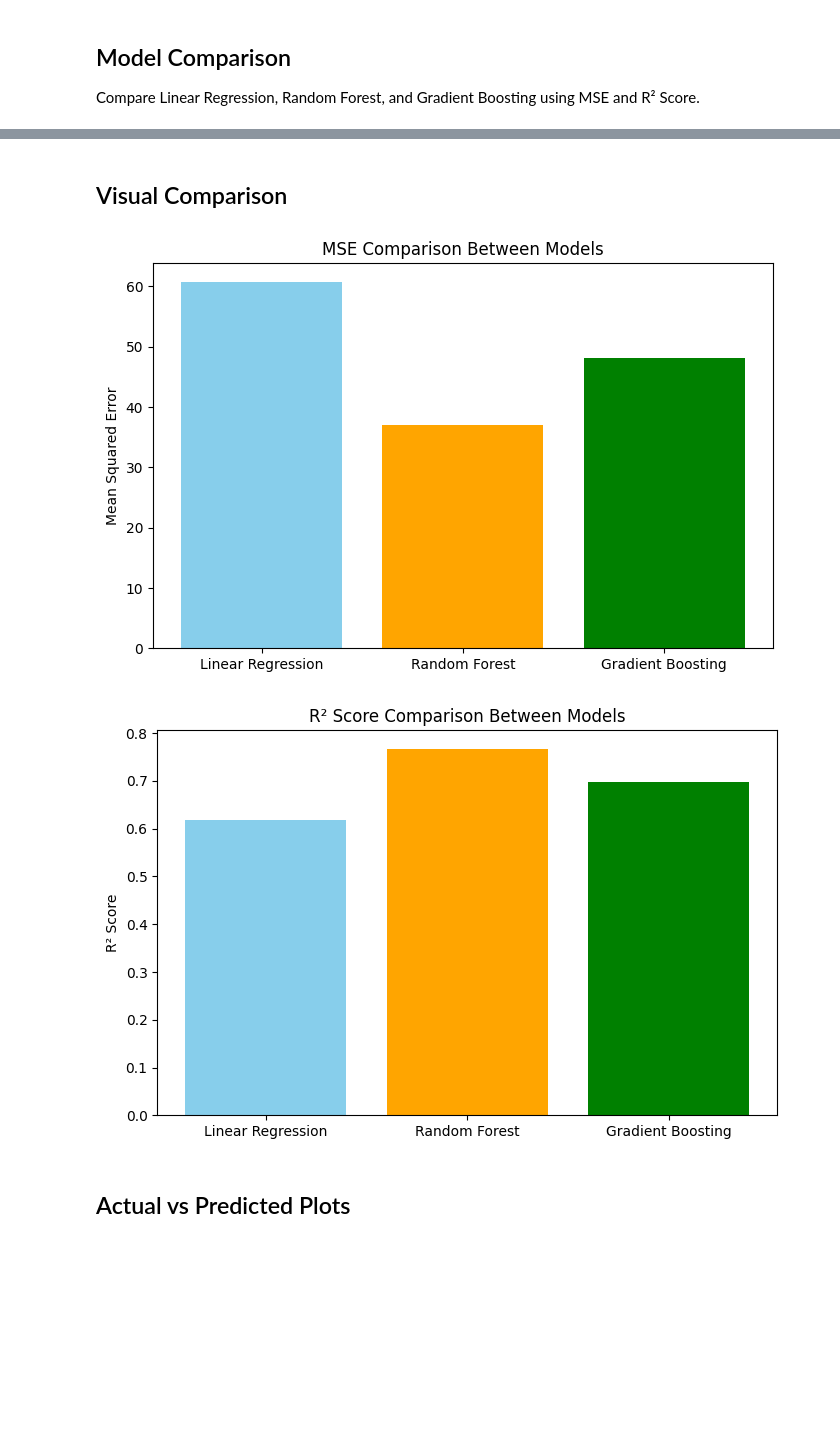
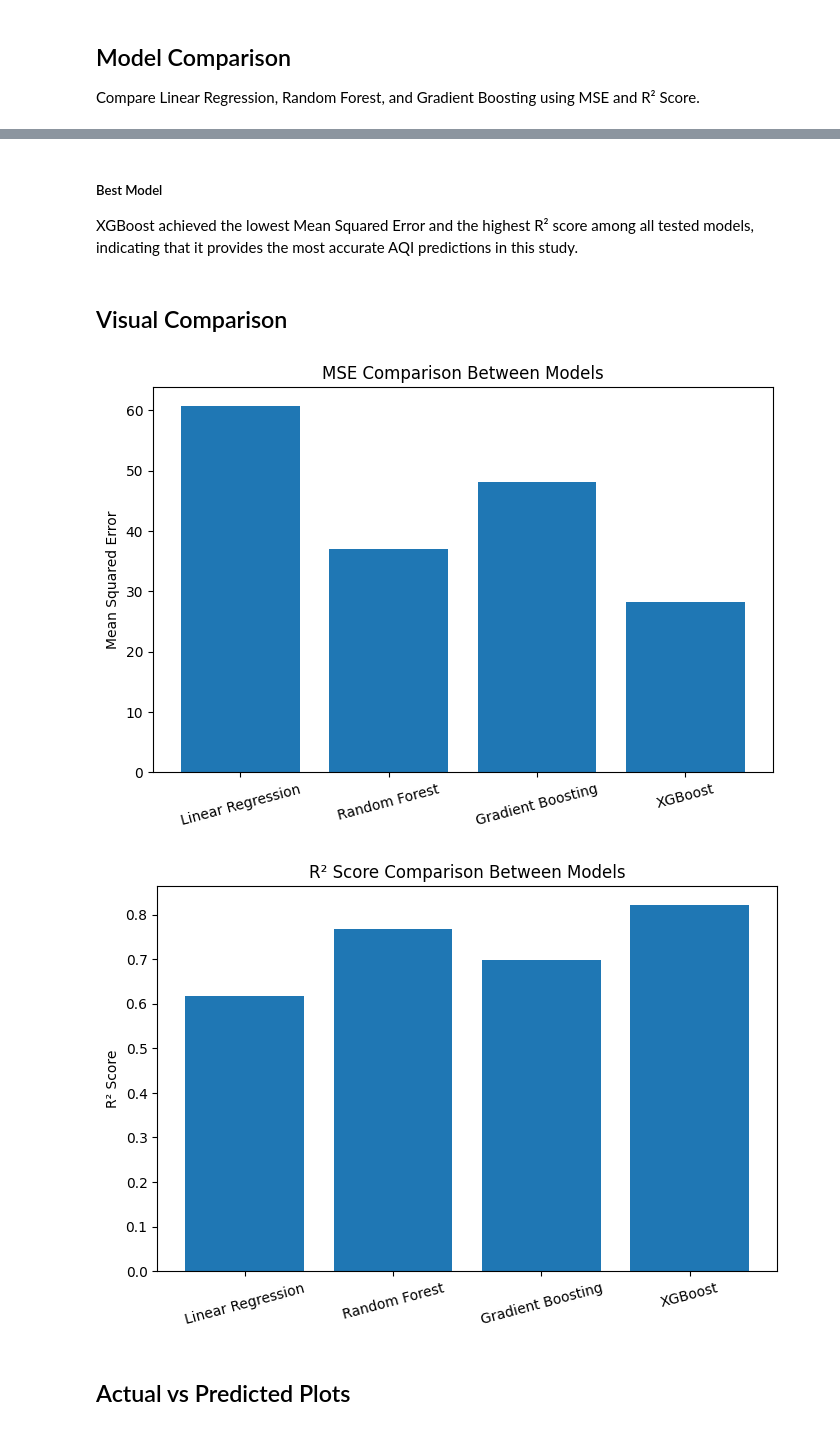
Before and after one commit to ZohaibAfzal295/air-quality-analysis, a Jupyter notebook: notebooks/aqi_prediction_model_comparison.ipynb, the cells around one changed output, grey strips where cells are left out. Cells and saved outputs as stored; diff of their text form; code cells hidden in the pictures; blank space fills up the shorter version.

```diff
--- a/notebooks/first_model.ipynb
+++ b/notebooks/aqi_prediction_model_comparison.ipynb
@@ -340,0 +362,22 @@ plt.show()
+# %%
+# Initialize XGBoost
+xgb_model = XGBRegressor(
+    random_state=42,
+    n_estimators=100,
+    max_depth=4,
+    learning_rate=0.1
+)
+
+# Train model
+xgb_model.fit(X_train, y_train)
+
+# Predict
+xgb_pred = xgb_model.predict(X_test)
+# %%
+# Evaluate XGBoost
+xgb_mse = mean_squared_error(y_test, xgb_pred)
+xgb_r2 = r2_score(y_test, xgb_pred)
+
+print("XGBoost Results")
+print(f"Mean Squared Error: {xgb_mse:.2f}")
+print(f"R2 Score: {xgb_r2:.2f}")
@@ -342,11 +402,10 @@ plt.show()
 ## Model Comparison
 Compare Linear Regression, Random Forest, and Gradient Boosting using MSE and R² Score.
 # %%
-# Update comparison dataframe to include Gradient Boosting
 comparison = pd.DataFrame({
-    "Model": ["Linear Regression", "Random Forest", "Gradient Boosting"],
-    "MSE": [mse, rf_mse, gb_mse],
-    "R2 Score": [r2, rf_r2, gb_r2]
+    "Model": ["Linear Regression", "Random Forest", "Gradient Boosting", "XGBoost"],
+    "MSE": [mse, rf_mse, gb_mse, xgb_mse],
+    "R2 Score": [r2, rf_r2, gb_r2, xgb_r2]
 })
 
 comparison
@@ -358,22 +422,26 @@ comparison
+# %% [markdown]
+##### Best Model
+
+XGBoost achieved the lowest Mean Squared Error and the highest R² score among all tested models, indicating that it provides the most accurate AQI predictions in this study.
 # %% [markdown]
 ## Visual Comparison
 # %%
-# MSE Comparison
 plt.figure(figsize=(8,5))
-plt.bar(comparison["Model"], comparison["MSE"], color=['skyblue', 'orange', 'green'])
+plt.bar(comparison["Model"], comparison["MSE"])
 plt.ylabel("Mean Squared Error")
 plt.title("MSE Comparison Between Models")
+plt.xticks(rotation=15)
 plt.show()
 
-# R² Score Comparison
 plt.figure(figsize=(8,5))
-plt.bar(comparison["Model"], comparison["R2 Score"], color=['skyblue', 'orange', 'green'])
+plt.bar(comparison["Model"], comparison["R2 Score"])
 plt.ylabel("R² Score")
 plt.title("R² Score Comparison Between Models")
+plt.xticks(rotation=15)
 plt.show()
 # %% [output]
-[figure, old version]
+[figure, new version]
-[figure, old version]
+[figure, new version]
 # %% [markdown]
 ## Actual vs Predicted Plots
 # %%
```
Also changed, not shown: parts of 46 cells of this notebook.
